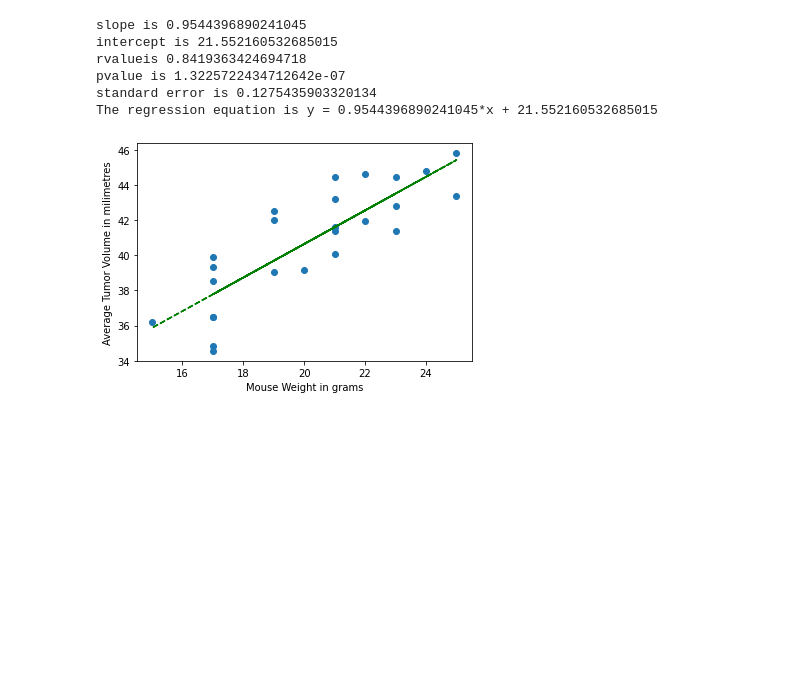
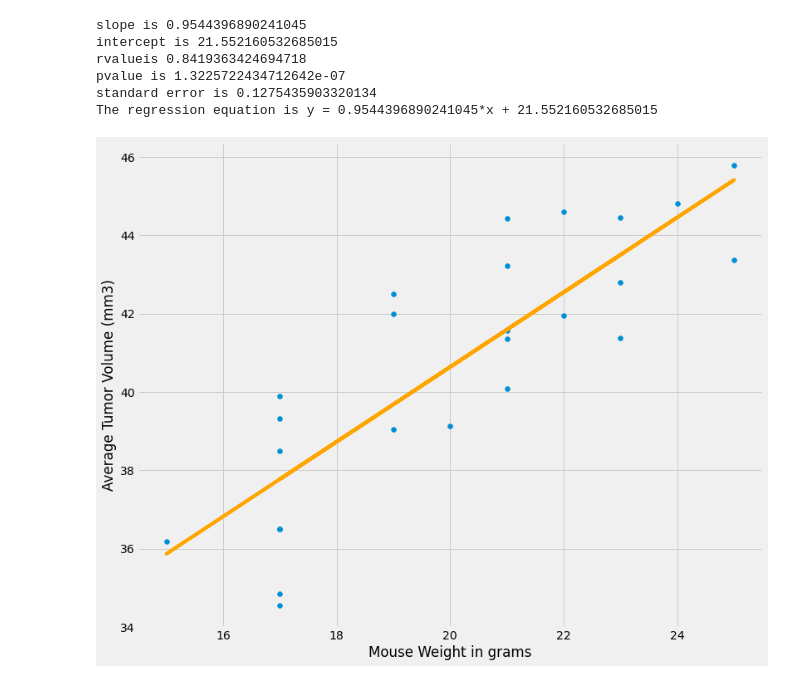
Before and after one commit to cyffer/MatPlotLib-Challenge, a Jupyter notebook: Pymaceuticals.ipynb, the cells around one changed output. Drawn from its saved outputs; the diff is of its cells as text; code cells hidden in the pictures; blank space fills up the shorter version.

```diff
--- a/Pymaceuticals.ipynb
+++ b/Pymaceuticals.ipynb
@@ -9,14 +9,15 @@
 # %%
 # Dependencies and Setup
 import matplotlib.pyplot as plt
+import matplotlib.style as style
 import pandas as pd
 import scipy.stats as st
 import numpy as np
 %matplotlib inline
 
 # Study data files
-mouse_metadata = "Mouse_metadata.csv"
-study_results = "Study_results.csv"
+mouse_metadata = "data/Mouse_metadata.csv"
+study_results = "data/Study_results.csv"
 
 # Read the mouse data and the study results
 mouse_metadata = pd.read_csv(mouse_metadata)
@@ -62,6 +63,8 @@ summary_stats
 # %%
 # Generate a bar plot showing number of data points for each treatment regimen using pandas
+style.use('fivethirtyeight')
 drugreg = merge_table.groupby(['Drug Regimen'])['Drug Regimen'].count()
 drugreg.plot(kind='bar', figsize=[20,8],cmap='coolwarm')
 plt.title('Number of data points for each treatment')
+plt.ylabel('Number of Data Points')
 # %% [output]
@@ -70,5 +75,6 @@ Text(0.5, 1.0, 'Number of data points for each treatment')
 # %%
 # Generate a bar plot showing number of data points for each treatment regimen using pyplot
+style.use('fivethirtyeight')
 height=[]
 for i in drugreg:
     x =i
@@ -78,4 +84,5 @@ plt.figure(figsize=[20,8])
 plt.bar(drugreg.index, height=height)
 plt.tight_layout()
 plt.title('Number of data points for each treatment')
+plt.ylabel('Number of Data Points')
 # %% [output]
@@ -257,12 +277,13 @@ The regression equation is y = 0.9544396890241045*x + 21.552160532685015
 # %%
 yout = x_val * slope + intercept
 
+plt.figure(figsize=(12, 10))
 plt.scatter(x_val,y_val)
-plt.plot(x_val,yout,"g--")
+plt.plot(x_val,yout,"orange")
 
 
 plt.xlabel('Mouse Weight in grams')
-plt.ylabel('Average Tumor Volume in milimetres')
+plt.ylabel('Average Tumor Volume (mm3)')
 plt.show()
 # %% [output]
-[figure, old version]
+[figure, new version]
```
Also changed, not shown: parts of 17 cells of this notebook, 2 other files.
